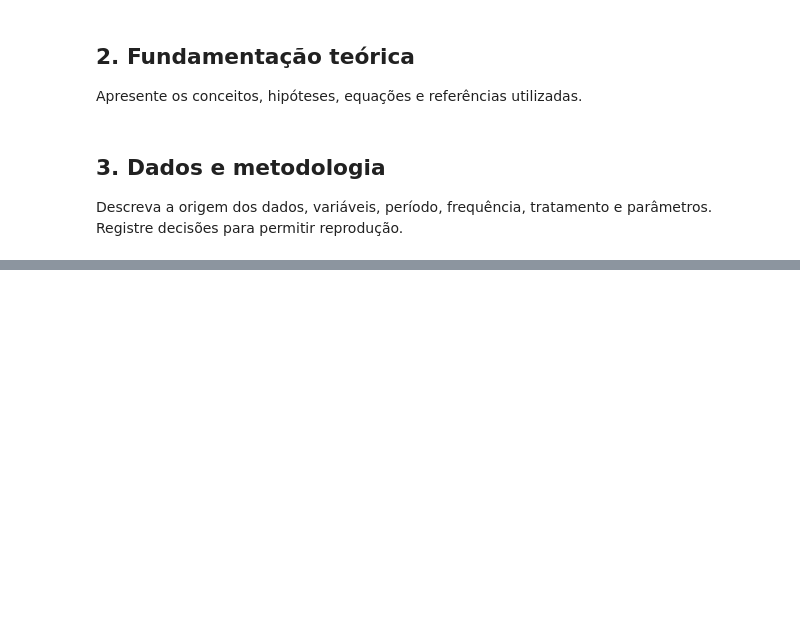
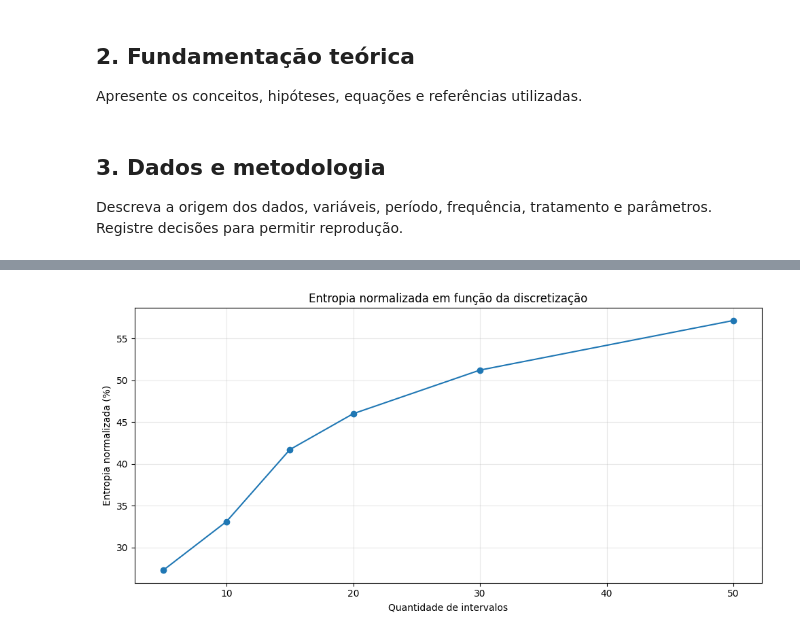
Before and after one commit to Raskonikov23/Statistical-Physics-Financial-Markets-main, a Jupyter notebook: notebooks/06_Entropia_Financeira.ipynb, the cells around one changed output, grey strips where cells are left out. Saved outputs shown, nothing was run; the diff lists cells and outputs as text; code cells hidden in the pictures; blank space fills up the shorter version.

```diff
--- a/notebooks/06_Entropia_Financeira.ipynb
+++ b/notebooks/06_Entropia_Financeira.ipynb
@@ -28,0 +222,18 @@ Resuma os principais achados e indique a próxima etapa.
+# %%
+fig, ax = plt.subplots(figsize=(10, 5))
+
+ax.plot(
+    sensibilidade["Quantidade_Bins"],
+    sensibilidade["Entropia_normalizada"] * 100,
+    marker="o"
+)
+
+ax.set_title("Entropia normalizada em função da discretização")
+ax.set_xlabel("Quantidade de intervalos")
+ax.set_ylabel("Entropia normalizada (%)")
+ax.grid(alpha=0.3)
+
+plt.tight_layout()
+plt.show()
+# %% [output]
+[figure, added]
```
Also changed, not shown: parts of 23 cells of this notebook.
